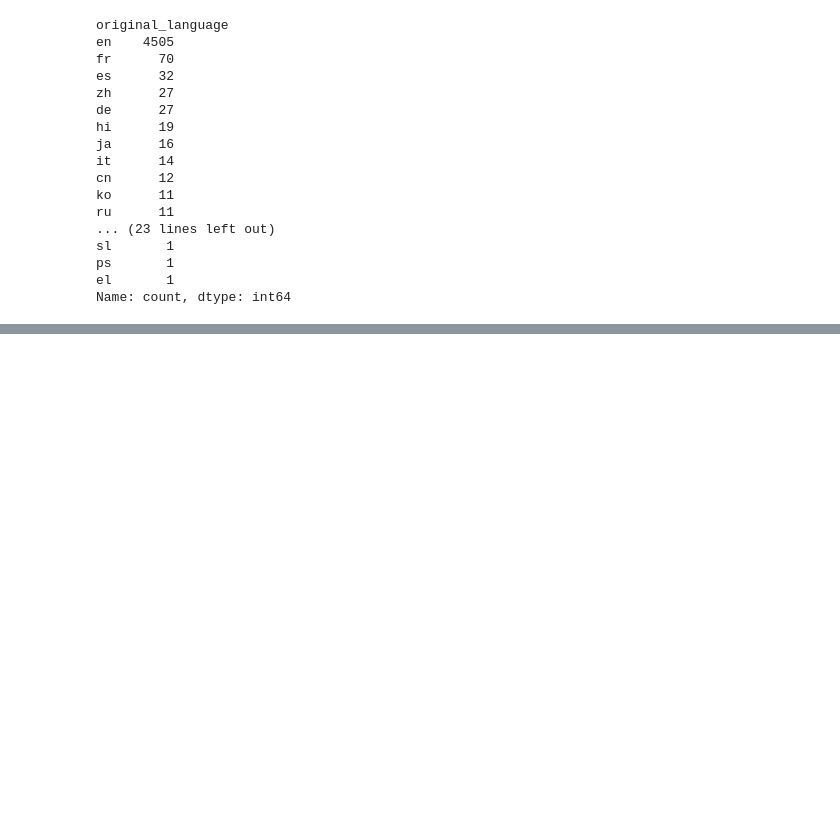
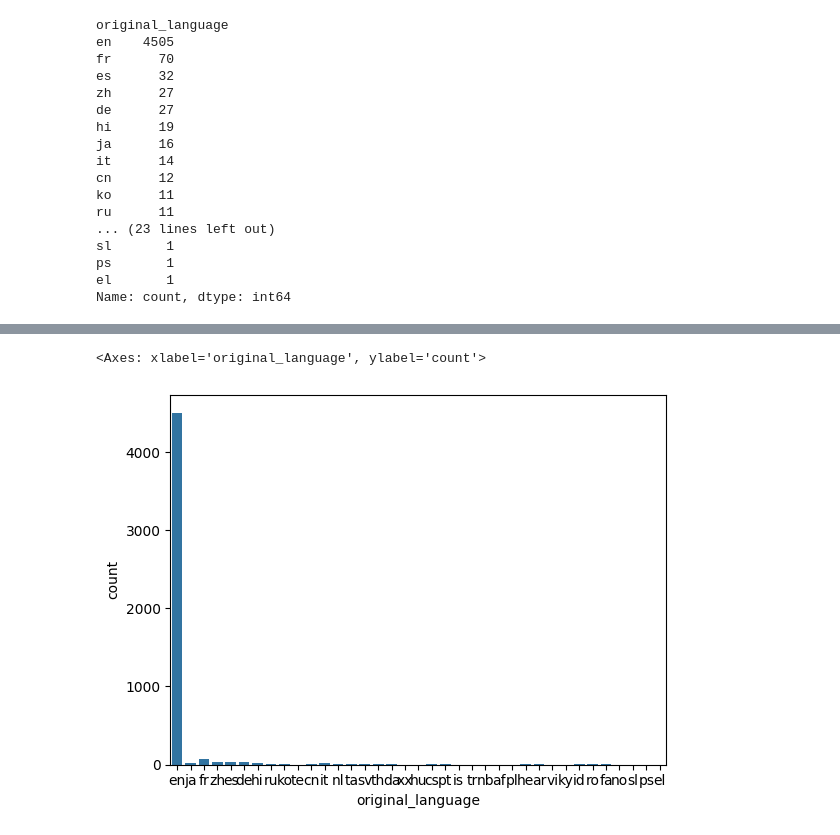
Before and after one commit to AdrielHigor/ds_learning, a Jupyter notebook: tmdb_movie_analysis.ipynb, the cells around one changed output, grey strips where cells are left out. Drawn from its saved outputs; the diff is of its cells as text; code cells hidden in the pictures; blank space fills up the shorter version.

```diff
--- a/tmdb_movie_analysis.ipynb
+++ b/tmdb_movie_analysis.ipynb
@@ -69,0 +114,5 @@ Name: count, dtype: int64
+# %%
+sns.countplot(x="original_language", data=tmdb)
+# %% [output]
+<Axes: xlabel='original_language', ylabel='count'>
+[figure, added]
```
Also changed, not shown: parts of 12 cells of this notebook, 1 other file.
